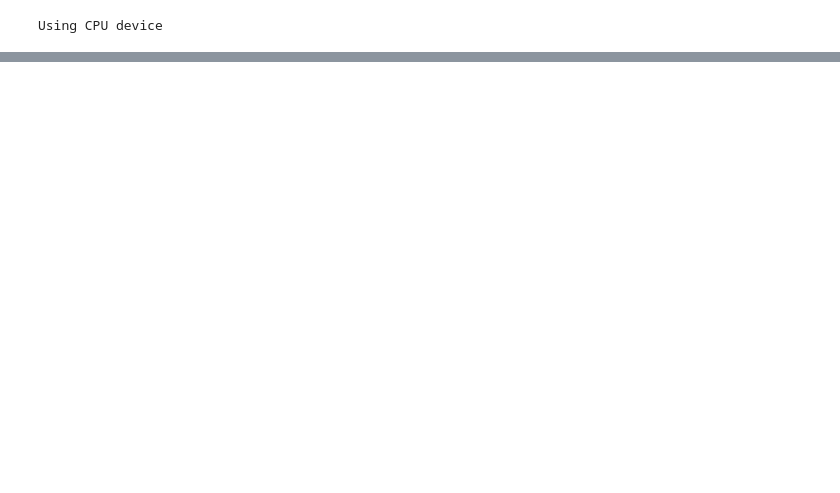
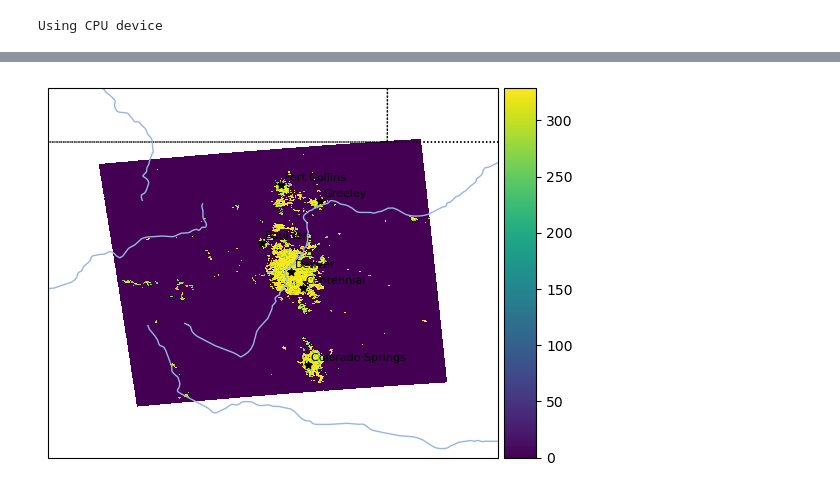
Before and after one commit to MetOffice/ai_data_readiness, a Jupyter notebook: examples/HUMID/HUMID-Grid_model.ipynb, the cells around one changed output, grey strips where cells are left out. Saved outputs shown, nothing was run; the diff lists cells and outputs as text; code cells hidden in the pictures; blank space fills up the shorter version.

```diff
--- a/examples/HUMID/HUMID-Grid_model.ipynb
+++ b/examples/HUMID/HUMID-Grid_model.ipynb
@@ -87,0 +161,43 @@ standardized_tas.shape
+# %%
+# Fill nan values with 0s for all variables
+t2_raw = combined_ds.t2_raw
+# mean_t2 = t2_raw.mean(dim='Time', skipna=True)
+# std_t2 = t2_raw.std(dim='Time', skipna=True)
+# standardized_t2 = (t2_raw - mean_t2) / std_t2
+# filled_t2_raw = standardized_t2.fillna(0)
+filled_t2_raw = t2_raw.fillna(0)
+expanded_t2 = np.expand_dims(filled_t2_raw, axis=1)
+
+q2 = combined_ds.q2
+# mean_q2 = q2.mean(dim='Time', skipna=True)
+# std_q2 = q2.std(dim='Time', skipna=True)
+# standardized_q2 = (q2 - mean_q2) / std_q2
+# filled_q2 = standardized_q2.fillna(0)
+filled_q2 = q2.fillna(0)
+expanded_q2 = np.expand_dims(filled_q2, axis=1)
+
+tb_urb2d = combined_ds.tb_urb2d
+# mean_tb_urb2d = tb_urb2d.mean(dim='Time', skipna=True)
+# std_tb_urb2d = tb_urb2d.std(dim='Time', skipna=True)
+# standardized_tb_urb2d = (tb_urb2d - mean_tb_urb2d) / std_tb_urb2d
+# filled_tb_urb2d = standardized_tb_urb2d.fillna(0)
+filled_tb_urb2d = tb_urb2d.fillna(0)
+expanded_tb_urb2d = np.expand_dims(filled_tb_urb2d, axis=1)
+
+tb_urb2d_max = combined_ds.tb_urb2d_max
+# mean_tb_urb2d_max = tb_urb2d_max.mean(dim='Time', skipna=True)
+# std_tb_urb2d_max = tb_urb2d_max.std(dim='Time', skipna=True)
+# standardized_tb_urb2d_max = (tb_urb2d_max - mean_tb_urb2d_max) / std_tb_urb2d_max
+# filled_tb_urb2d_max = standardized_tb_urb2d_max.fillna(0)
+filled_tb_urb2d_max = tb_urb2d_max.fillna(0)
+expanded_tb_urb2d_max = np.expand_dims(filled_tb_urb2d_max, axis=1)
+
+FRC_URB2D = combined_ds.FRC_URB2D
+filled_FRC_URB2D = FRC_URB2D.fillna(0)
+expanded_FRC_URB2D = np.expand_dims(filled_FRC_URB2D, axis=1)
+# %%
+var = 'tb_urb2d_max'
+sliced_var = combined_ds[var]
+vis.plot_var_numpy(expanded_tb_urb2d_max[0,0,:,:], combined_ds, contour=False)
+# %% [output]
+[figure, added]
```
Also changed, not shown: parts of 22 cells of this notebook, 2 other files.
